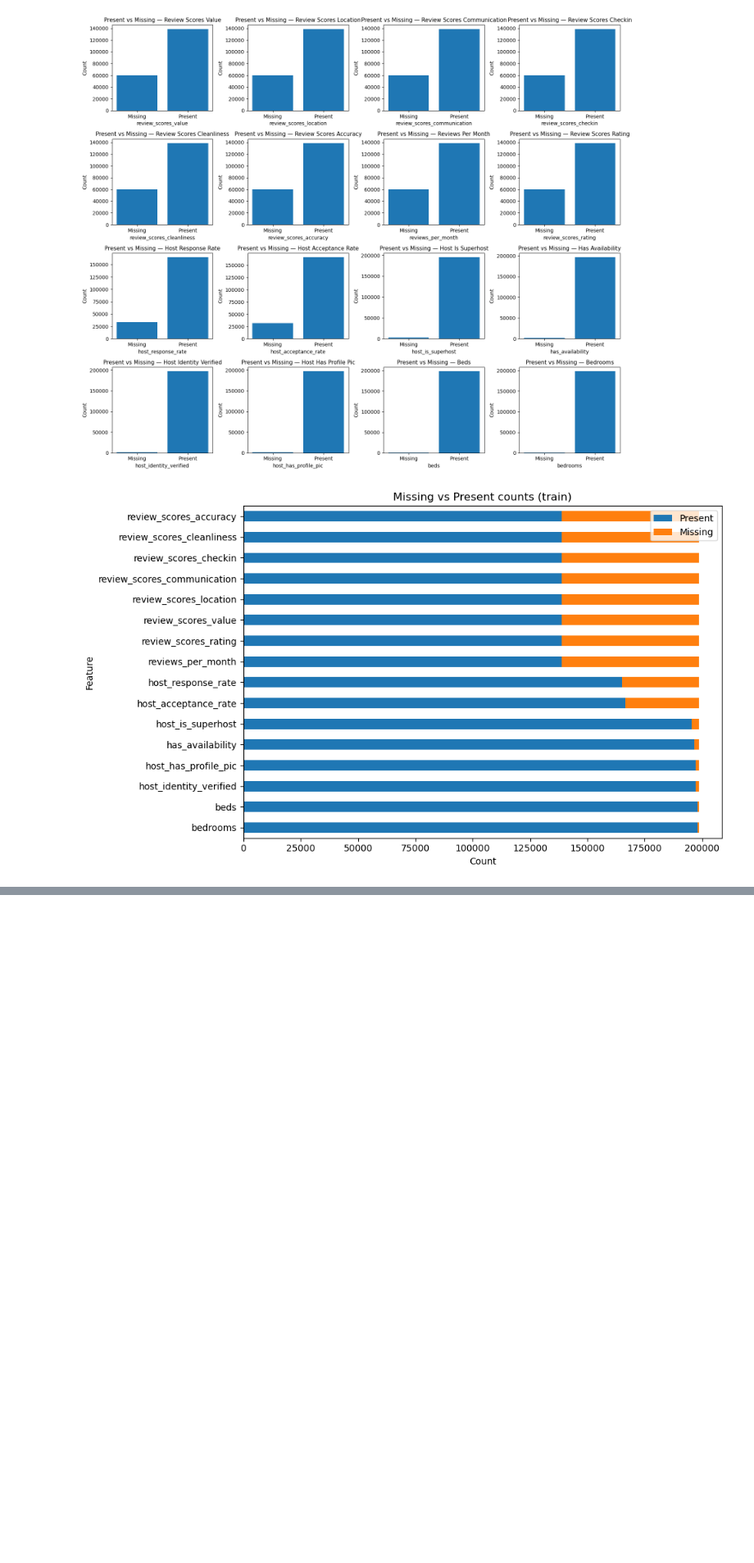
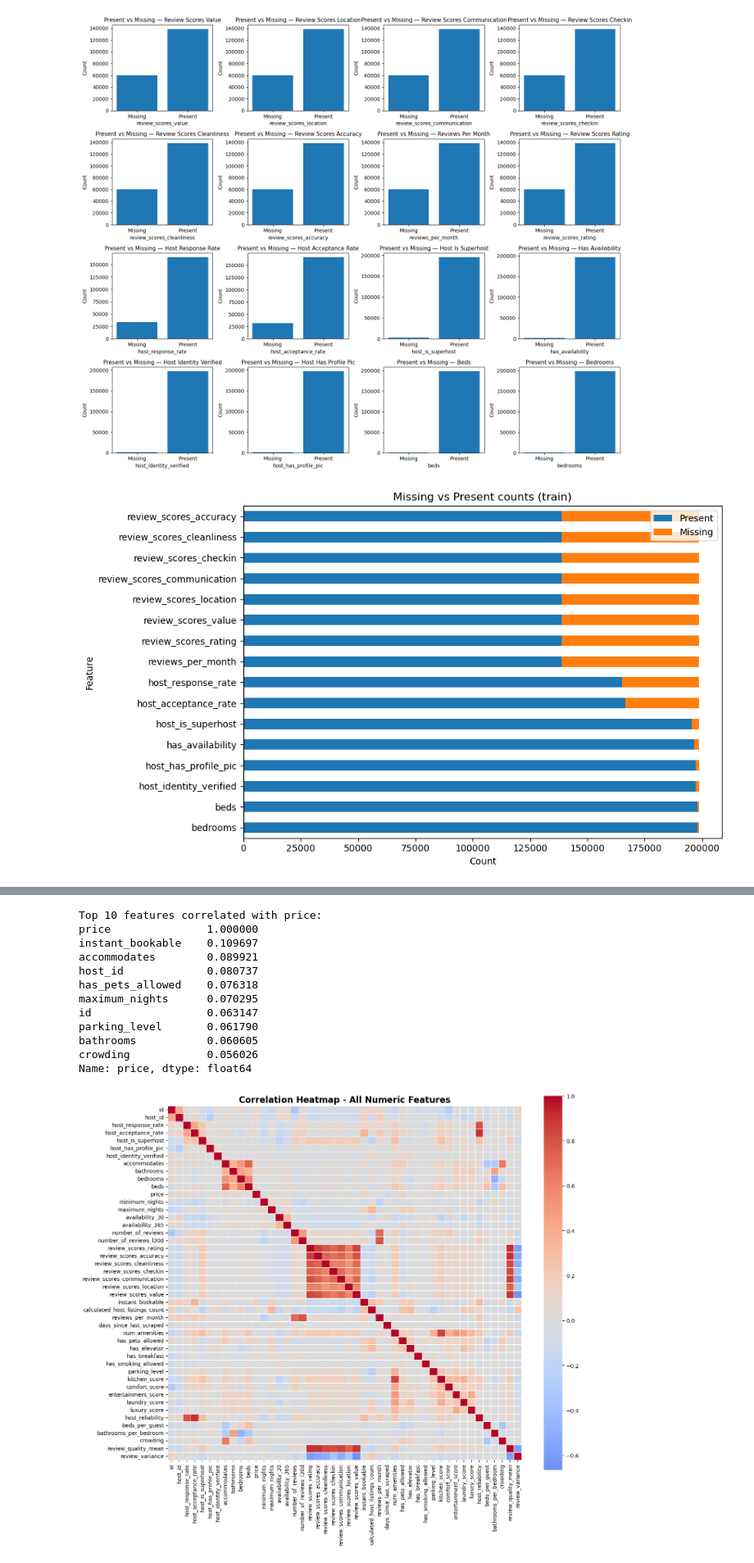
Before and after one commit to aminahrr/AirBnB-ML-project, a Jupyter notebook: notebooks/01_data_preprocessing.ipynb, the cells around one changed output, grey strips where cells are left out. Shown at 82% size. Cells and saved outputs as stored; diff of their text form; code cells hidden in the pictures; blank space fills up the shorter version.

```diff
--- a/notebooks/01_data_preprocessing.ipynb
+++ b/notebooks/01_data_preprocessing.ipynb
@@ -1649,0 +1563,20 @@ Nova promjena
+# %%
+# Diagnostic: inspect 'has_' amenity columns and planned drops
+has_cols = [c for c in df_train.columns if c.startswith('has_')]
+print(f"Total 'has_' columns in train: {len(has_cols)}")
+print("Sample 'has_' columns (first 50):", has_cols[:50])
+
+keep = set(amenity_features) | {'num_amenities'}
+keep_existing = [c for c in keep if c in df_train.columns]
+print(f"Planned keep columns present in train: {len(keep_existing)} -> {keep_existing}")
+
+to_drop = [c for c in has_cols if c not in keep]
+print(f"Columns that will be dropped from train: {len(to_drop)}")
+print(to_drop[:50])
+
+# Same for test set
+has_cols_test = [c for c in df_test.columns if c.startswith('has_')]
+print(f"Total 'has_' columns in test: {len(has_cols_test)}")
+to_drop_test = [c for c in has_cols_test if c not in keep]
+print(f"Columns that will be dropped from test: {len(to_drop_test)}")
+print(to_drop_test[:50])
@@ -1649,0 +1808,41 @@ Nova promjena
+# %%
+# Correlation Analysis - Numeric Features
+# Select numeric columns
+numeric_cols = df_train.select_dtypes(include=['float64', 'int64']).columns
+correlation_matrix = df_train[numeric_cols].corr()
+
+# Find features most correlated with price
+price_correlations = correlation_matrix['price'].sort_values(ascending=False)
+print("\nTop 10 features correlated with price:")
+print(price_correlations.head(10))
+
+# Visualize correlation heatmap
+plt.figure(figsize=(14, 12))
+sns.heatmap(correlation_matrix, annot=False, cmap='coolwarm', center=0,
+            square=True, linewidths=0.5)
+plt.title('Correlation Heatmap - All Numeric Features', fontsize=16, fontweight='bold')
+plt.tight_layout()
+plt.show()
+
+# Focus on top correlated features with price
+top_features = price_correlations.head(11).index  # Top 10 + price itself
+plt.figure(figsize=(10, 8))
+sns.heatmap(df_train[top_features].corr(), annot=True, fmt='.2f',
+            cmap='coolwarm', center=0, square=True, linewidths=1)
+plt.title('Correlation: Top 10 Features vs Price', fontsize=14, fontweight='bold')
+plt.tight_layout()
+plt.show()
+# %% [output]
+Top 10 features correlated with price:
+price               1.000000
+instant_bookable    0.109697
+accommodates        0.089921
+host_id             0.080737
+has_pets_allowed    0.076318
+maximum_nights      0.070295
+id                  0.063147
+parking_level       0.061790
+bathrooms           0.060605
+crowding            0.056026
+Name: price, dtype: float64
+[figure, added]
```
Also changed, not shown: parts of 146 cells of this notebook.
